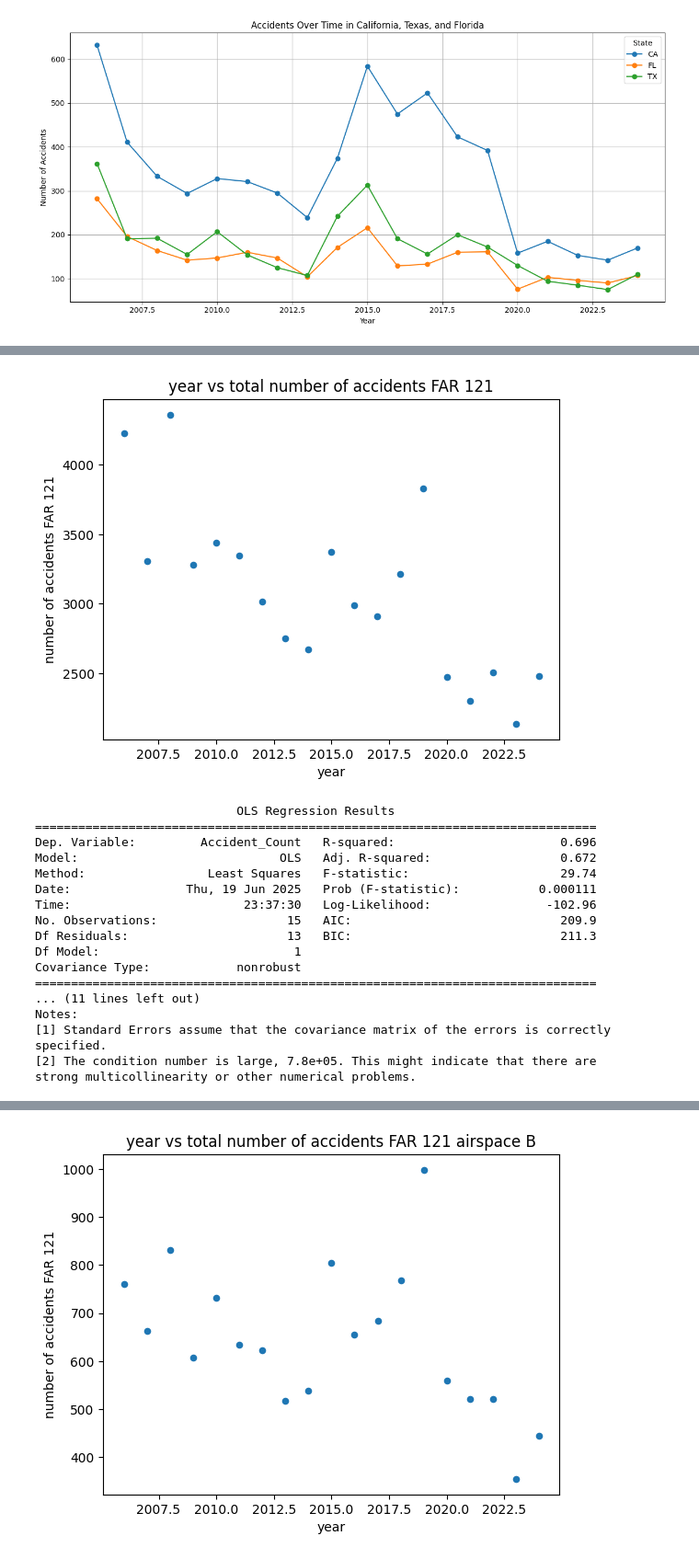
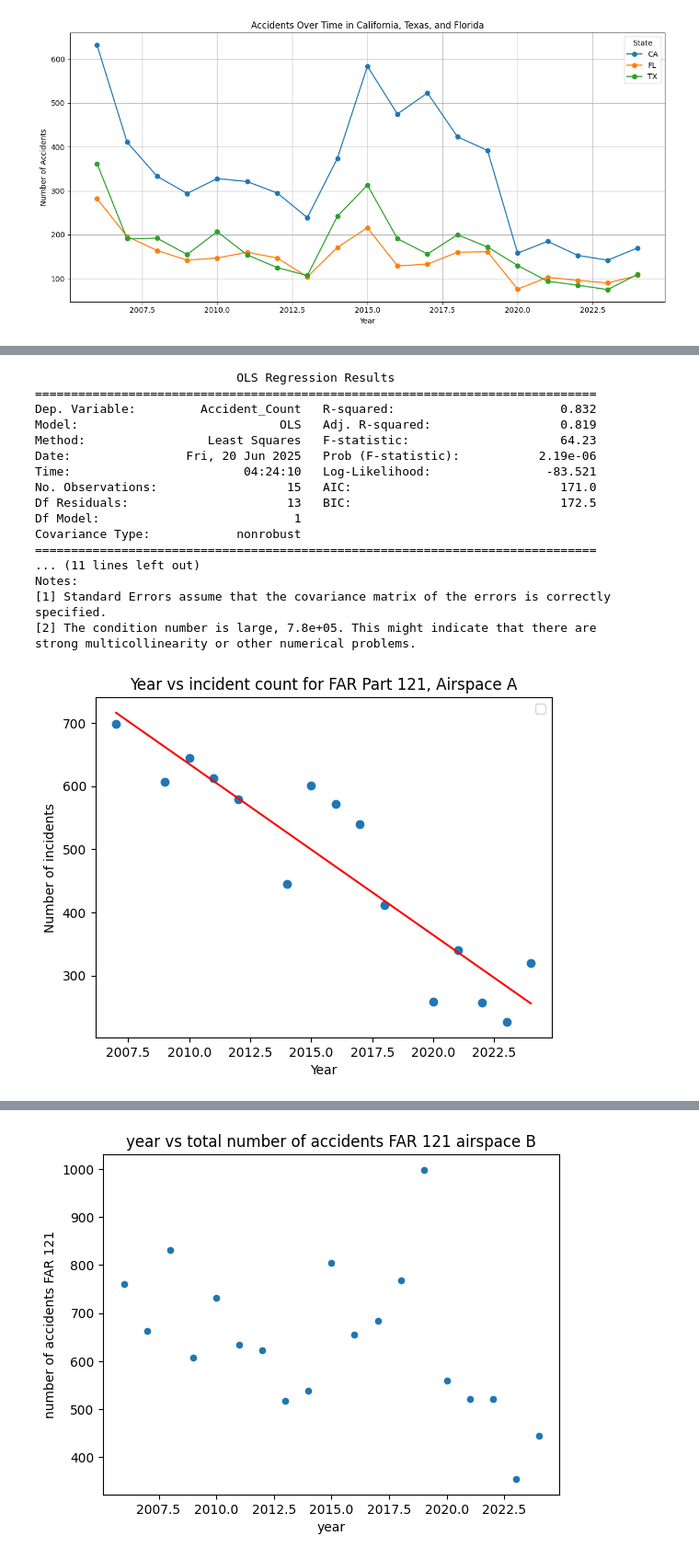
Before and after one commit to terryljh/aviation2, a Jupyter notebook: asrs linear model2.ipynb, the cells around one changed output, grey strips where cells are left out. Shown at 92% size. Drawn from its saved outputs; the diff is of its cells as text; code cells hidden in the pictures.

```diff
--- a/asrs linear model2.ipynb
+++ b/asrs linear model2.ipynb
@@ -453,8 +485,6 @@ strong multicollinearity or other numerical problems.
 dfsubset2 = dfsubset[(dfsubset['Date']//100 >= 2006) & (dfsubset['Date']//100 <= 2024)]
 
 dfsubset2 = dfsubset2[dfsubset2['Operating Under FAR Part'] == 'Part 121']
-
-
 
 #dfsubset2 = dfsubset2[dfsubset2['Primary Problem'] == 'Human Factors']
 #dfsubset2 = dfsubset2[dfsubset2['Primary Problem'] == 'Aircraft']
@@ -477,55 +507,71 @@ dfsubset2 = dfsubset2[dfsubset2['Operating Under FAR Part'] == 'Part 121']
 #2006-2008 have been artificially removed; it seems airspace A had zero entries prior to 2009 and I think this must be an error
 #since there are hundreds of entries in each later year
 #this may explain the high number unclassified entries in 2006-2008
-#dfsubset2 = dfsubset2[dfsubset2['Airspace'] == 'Class A ZZZ']
+dfsubset2 = dfsubset2[dfsubset2['Airspace'].str.contains('class a', case=False, na=False)]
 #dfsubset2 = dfsubset2[dfsubset2['Airspace'].isna()]
 
 yearly_counts = dfsubset2.groupby(dfsubset2['Date']//100).size().reset_index(name='Accident_Count')
-yearly_counts.plot.scatter(x='Date', y='Accident_Count')
-plt.title('year vs total number of accidents FAR 121')
-plt.xlabel('year')
-plt.ylabel('number of accidents FAR 121')
-plt.show()
+#yearly_counts.plot.scatter(x='Date', y='Accident_Count')
+#plt.title('year vs total number of accidents FAR 121 airspace A')
+#plt.xlabel('year')
+#plt.ylabel('number of accidents FAR 121')
+#plt.show()
 
 from sklearn.model_selection import train_test_split
 
 X, y = yearly_counts[['Date']], yearly_counts['Accident_Count']
 
 X_train, X_test, y_train, y_test = train_test_split(
 
     X, y, test_size=0.2, random_state=945)
 
 from sklearn.linear_model import LinearRegression
 slryearly = LinearRegression()
 slryearly.fit(X_train,y_train)
 
 #re-doing the above with sm so we can use model summary
 #decreasing trend but unreliable p-value
 import statsmodels.api as sm
 yearly_counts = dfsubset2.groupby(dfsubset2['Date']//100).size().reset_index(name='Accident_Count')
 yearly_counts.rename(columns={yearly_counts.columns[0]: 'Year'}, inplace=True)
 X = sm.add_constant(yearly_counts['Year'])
 y = yearly_counts['Accident_Count']
 X_train, X_test, y_train, y_test = train_test_split(
 X, y, test_size=0.2, random_state=945)
 model = sm.OLS(y_train, X_train).fit()
 print(model.summary())
+
+plt.scatter(X_train['Year'], y_train#, label='Training data'
+            )
+plt.xlabel('Year')
+plt.ylabel('Number of incidents')
+plt.title('Year vs incident count for FAR Part 121, Airspace A')
+y_train_pred = model.predict(X_train)
+sorted_idx = X_train['Year'].argsort()
+plt.plot(
+    X_train['Year'].iloc[sorted_idx],
+    y_train_pred.iloc[sorted_idx],
+    color='red'
+  #  label='Regression line'
+)
+plt.legend()
+plt.show()
 # %% [output]
+                            OLS Regression Results
+==============================================================================
+Dep. Variable:         Accident_Count   R-squared:                       0.832
+Model:                            OLS   Adj. R-squared:                  0.819
+Method:                 Least Squares   F-statistic:                     64.23
+Date:                Fri, 20 Jun 2025   Prob (F-statistic):           2.19e-06
+Time:                        04:24:10   Log-Likelihood:                -83.521
+No. Observations:                  15   AIC:                             171.0
+Df Residuals:                      13   BIC:                             172.5
+Df Model:                           1
+Covariance Type:            nonrobust
+==============================================================================
+... (11 lines left out)
+Notes:
+[1] Standard Errors assume that the covariance matrix of the errors is correctly specified.
+[2] The condition number is large, 7.8e+05. This might indicate that there are
+strong multicollinearity or other numerical problems.
-[figure, old version]
+[figure, new version]
-                            OLS Regression Results
-==============================================================================
-Dep. Variable:         Accident_Count   R-squared:                       0.696
-Model:                            OLS   Adj. R-squared:                  0.672
-Method:                 Least Squares   F-statistic:                     29.74
-Date:                Thu, 19 Jun 2025   Prob (F-statistic):           0.000111
-Time:                        23:37:30   Log-Likelihood:                -102.96
-No. Observations:                  15   AIC:                             209.9
-Df Residuals:                      13   BIC:                             211.3
-Df Model:                           1
-Covariance Type:            nonrobust
-==============================================================================
-... (11 lines left out)
-Notes:
-[1] Standard Errors assume that the covariance matrix of the errors is correctly specified.
-[2] The condition number is large, 7.8e+05. This might indicate that there are
-strong multicollinearity or other numerical problems.
```
Also changed, not shown: parts of 3 cells of this notebook.
